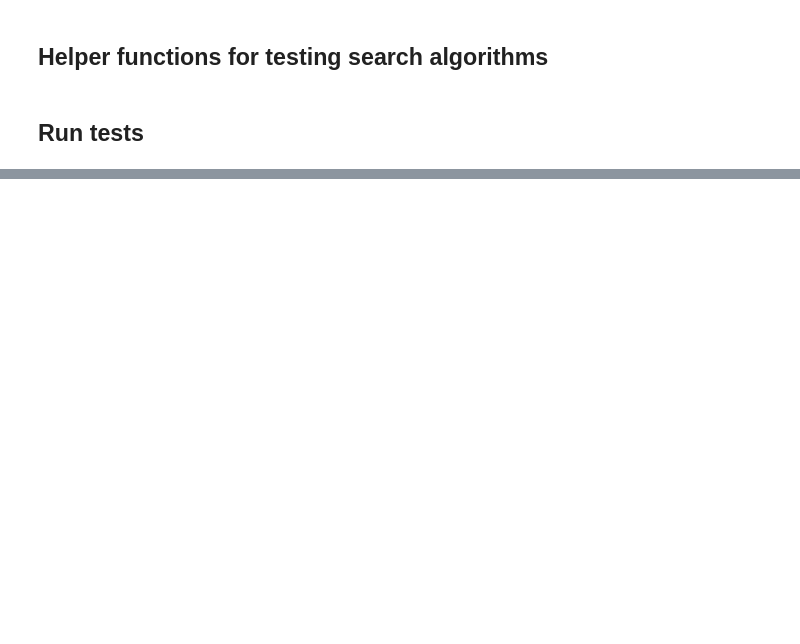
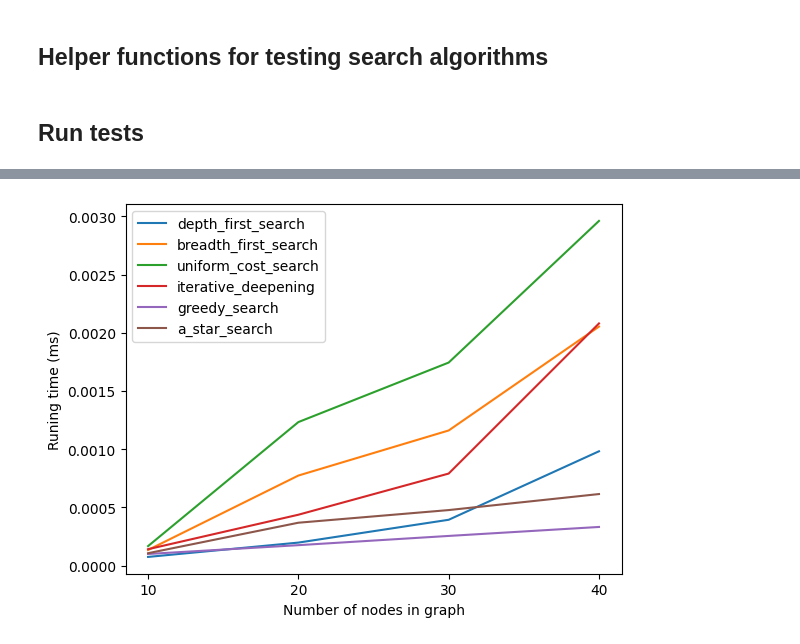
Before and after one commit to meraf00/introduction-to-ai, a Jupyter notebook: assignment-1/clean/question_2_D.ipynb, the cells around one changed output, grey strips where cells are left out. Cells and saved outputs as stored; diff of their text form; code cells hidden in the pictures; blank space fills up the shorter version.

```diff
--- a/assignment-1/clean/question_2_D.ipynb
+++ b/assignment-1/clean/question_2_D.ipynb
@@ -108,0 +150,20 @@ performance_report = test_performance(run_n_times=5)
+# %%
+for alg in average_performance.keys():
+    number_of_nodes = []
+    average_time_taken = []
+
+    for n_nodes in average_performance[alg].keys():
+        average = average_performance[alg][n_nodes][1] / average_performance[alg][n_nodes][2]
+        average_time_taken.append(average)
+        number_of_nodes.append(n_nodes)
+
+    plt.plot(number_of_nodes, average_time_taken, label=alg.__name__)
+
+    plt.xlabel("Number of nodes in graph")
+    plt.xticks(number_of_nodes)
+
+    plt.ylabel("Runing time (ms)")
+
+    plt.legend(loc="upper left")
+# %% [output]
+[figure, added]
```
Also changed, not shown: parts of 4 cells of this notebook.
